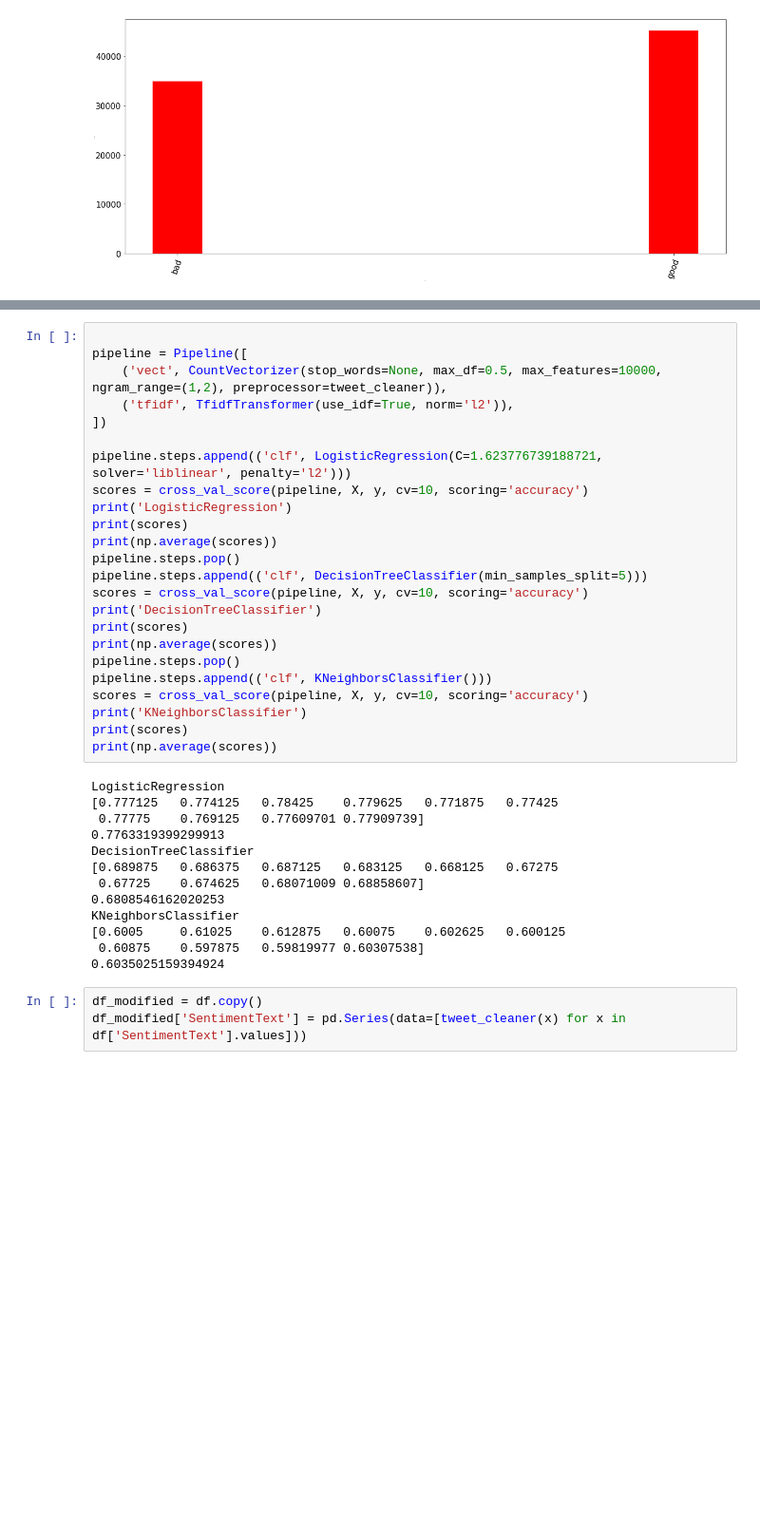
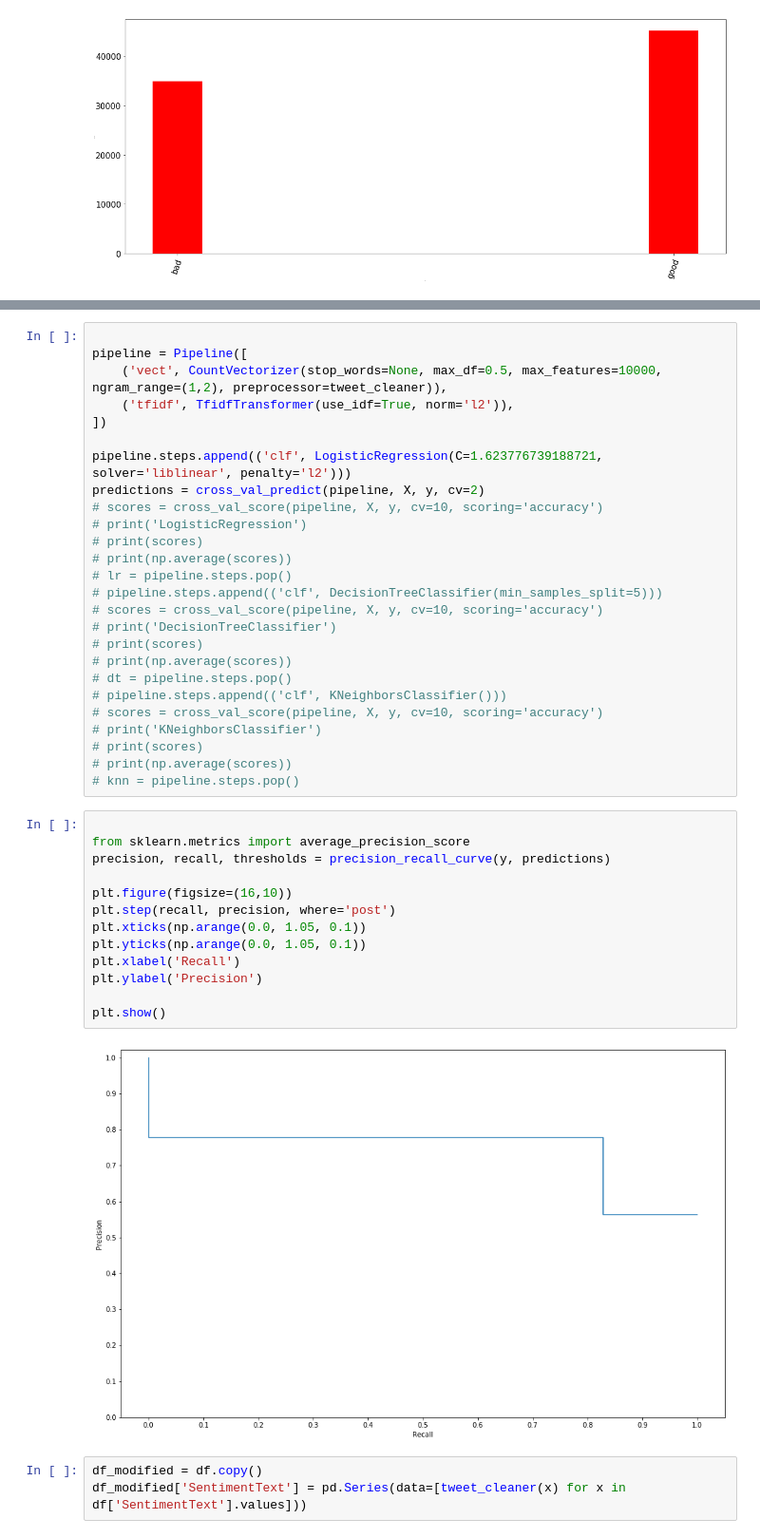
Before and after one commit to saarzeev/PPLAss3, a Jupyter notebook: Untitled.ipynb, the cells around one changed output, grey strips where cells are left out. Shown: that part at 95% size. Saved outputs shown, nothing was run; the diff lists cells and outputs as text; blank space fills up the shorter version.

```diff
--- a/Untitled.ipynb
+++ b/Untitled.ipynb
@@ -462,35 +467,39 @@ pipeline = Pipeline([
 ])
 
 pipeline.steps.append(('clf', LogisticRegression(C=1.623776739188721, solver='liblinear', penalty='l2')))
-scores = cross_val_score(pipeline, X, y, cv=10, scoring='accuracy')
-print('LogisticRegression')
-print(scores)
-print(np.average(scores))
-pipeline.steps.pop()
-pipeline.steps.append(('clf', DecisionTreeClassifier(min_samples_split=5)))
-scores = cross_val_score(pipeline, X, y, cv=10, scoring='accuracy')
-print('DecisionTreeClassifier')
-print(scores)
-print(np.average(scores))
-pipeline.steps.pop()
-pipeline.steps.append(('clf', KNeighborsClassifier()))
-scores = cross_val_score(pipeline, X, y, cv=10, scoring='accuracy')
-print('KNeighborsClassifier')
-print(scores)
-print(np.average(scores))
+predictions = cross_val_predict(pipeline, X, y, cv=2)
+# scores = cross_val_score(pipeline, X, y, cv=10, scoring='accuracy')
+# print('LogisticRegression')
+# print(scores)
+# print(np.average(scores))
+# lr = pipeline.steps.pop()
+# pipeline.steps.append(('clf', DecisionTreeClassifier(min_samples_split=5)))
+# scores = cross_val_score(pipeline, X, y, cv=10, scoring='accuracy')
+# print('DecisionTreeClassifier')
+# print(scores)
+# print(np.average(scores))
+# dt = pipeline.steps.pop()
+# pipeline.steps.append(('clf', KNeighborsClassifier()))
+# scores = cross_val_score(pipeline, X, y, cv=10, scoring='accuracy')
+# print('KNeighborsClassifier')
+# print(scores)
+# print(np.average(scores))
+# knn = pipeline.steps.pop()
-# %% [output]
-LogisticRegression
-[0.777125   0.774125   0.78425    0.779625   0.771875   0.77425
- 0.77775    0.769125   0.77609701 0.77909739]
-0.7763319399299913
-DecisionTreeClassifier
-[0.689875   0.686375   0.687125   0.683125   0.668125   0.67275
- 0.67725    0.674625   0.68071009 0.68858607]
-0.6808546162020253
-KNeighborsClassifier
-[0.6005     0.61025    0.612875   0.60075    0.602625   0.600125
- 0.60875    0.597875   0.59819977 0.60307538]
-0.6035025159394924
+# %%
+
+from sklearn.metrics import average_precision_score
+precision, recall, thresholds = precision_recall_curve(y, predictions)
+
+plt.figure(figsize=(16,10))
+plt.step(recall, precision, where='post')
+plt.xticks(np.arange(0.0, 1.05, 0.1))
+plt.yticks(np.arange(0.0, 1.05, 0.1))
+plt.xlabel('Recall')
+plt.ylabel('Precision')
+
+plt.show()
+# %% [output]
+[figure, added]
 # %%
 df_modified = df.copy()
 df_modified['SentimentText'] = pd.Series(data=[tweet_cleaner(x) for x in df['SentimentText'].values]))
```
Also changed, not shown: parts of 4 cells of this notebook, 1 other file.
